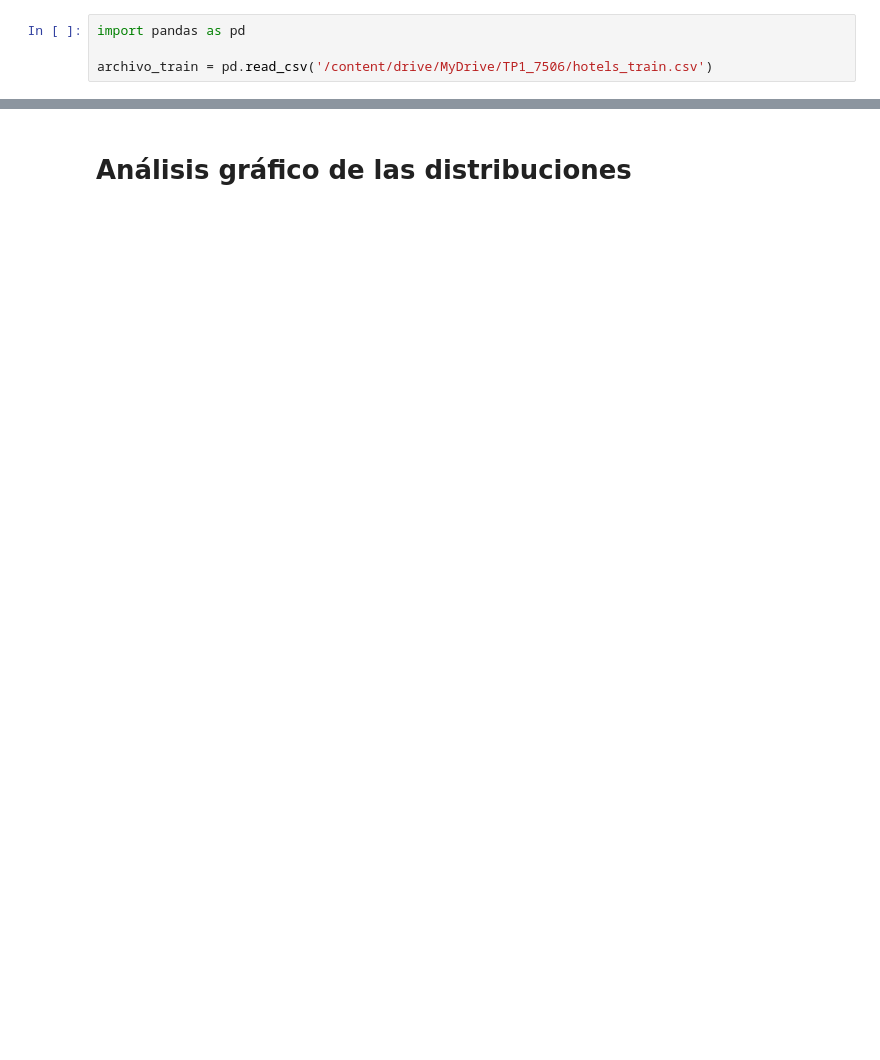
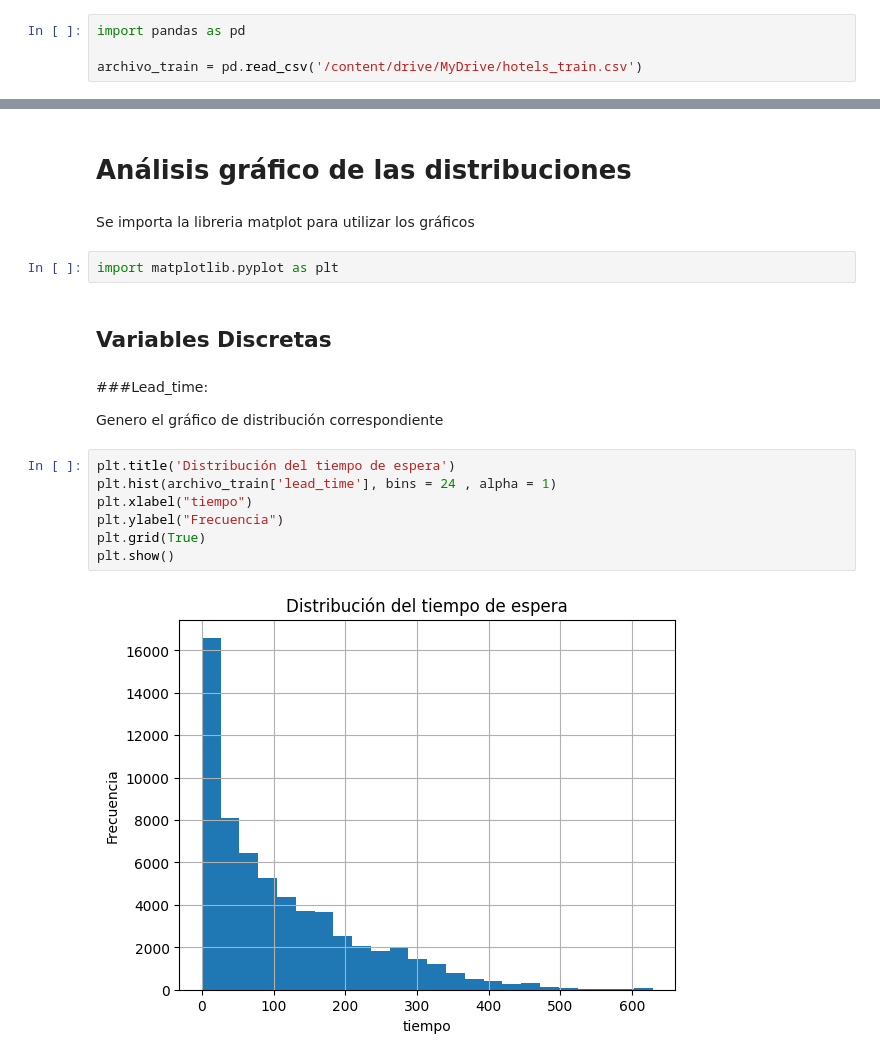
Before and after one commit to FranGuti/7506R-1C2023-GRUPO34, a Jupyter notebook: 7506R_TP1_GRUPO34_CHP1_ENTREGA.ipynb, the cells around one changed output, grey strips where cells are left out. Cells and saved outputs as stored; diff of their text form; blank space fills up the shorter version.

```diff
--- a/7506R_TP1_GRUPO34_CHP1_ENTREGA.ipynb
+++ b/7506R_TP1_GRUPO34_CHP1_ENTREGA.ipynb
@@ -14,7 +14,7 @@ Drive already mounted at /content/drive; to attempt to forcibly remount, call dr
 # %%
 import pandas as pd
 
-archivo_train = pd.read_csv('/content/drive/MyDrive/TP1_7506/hotels_train.csv')
+archivo_train = pd.read_csv('/content/drive/MyDrive/hotels_train.csv')
 # %% [markdown]
 a)En el dataset llamado hotels_test.csv hay 32 variables, de las cuales 9 son cualitativas, 4 son cuasicuantitativas u ordinales, 19 son cuantitativas discretas y 1 es cuantitativa continua
 
@@ -496,2 +502,21 @@ Name: reservation_status_date, Length: 915, dtype: int64
 # %% [markdown]
 # Análisis gráfico de las distribuciones
+# %% [markdown]
+Se importa la libreria matplot para utilizar los gráficos
+# %%
+import matplotlib.pyplot as plt
+# %% [markdown]
+## Variables Discretas
+# %% [markdown]
+###Lead_time:
+
+Genero el gráfico de distribución correspondiente
+# %%
+plt.title('Distribución del tiempo de espera')
+plt.hist(archivo_train['lead_time'], bins = 24 , alpha = 1)
+plt.xlabel("tiempo")
+plt.ylabel("Frecuencia")
+plt.grid(True)
+plt.show()
+# %% [output]
+[figure, added]
```
Also changed, not shown: parts of 60 cells of this notebook.
